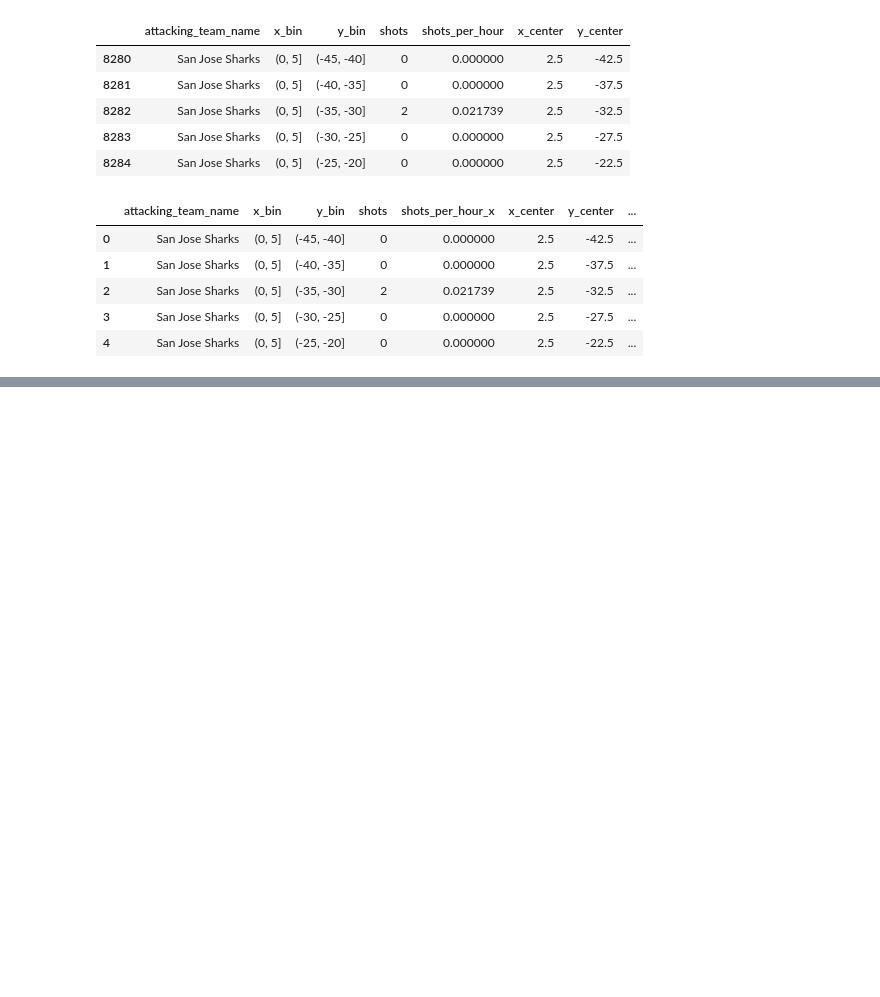
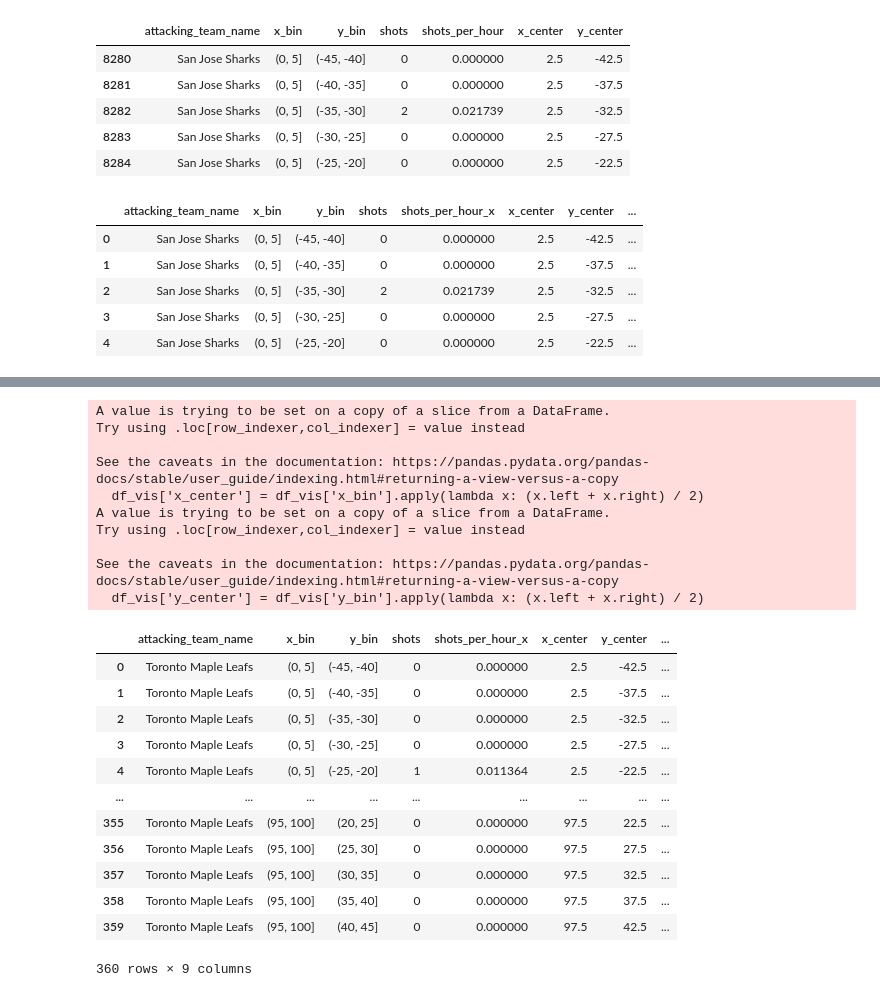
Before and after one commit to MkYacine/IFT6758-Projet, a Jupyter notebook: data/advanced_visualization2.ipynb, the cells around one changed output, grey strips where cells are left out. Saved outputs shown, nothing was run; the diff lists cells and outputs as text; code cells hidden in the pictures; blank space fills up the shorter version.

```diff
--- a/data/advanced_visualization2.ipynb
+++ b/data/advanced_visualization2.ipynb
@@ -186,0 +218,38 @@ plt.show()
+# %%
+# Ajustement des coordonnées
+attack_df = av.adjust_coordinates(df)
+# %%
+# Ajout des bins pour 'x_coordinate' et 'y_coordinate'
+attack_df = av.add_bins(attack_df, bin_size = 5)
+# %%
+# Ajout d'une colonne avec l'année
+attack_df = av.add_year_column(attack_df)
+# %%
+team_list = attack_df['attacking_team_name'].unique()
+year_list = attack_df['year'].unique()
+# %%
+av.get_visualization_df(attack_df, team_list[0], year_list[0])
+# %% [output]
+A value is trying to be set on a copy of a slice from a DataFrame.
+Try using .loc[row_indexer,col_indexer] = value instead
+
+See the caveats in the documentation: https://pandas.pydata.org/pandas-docs/stable/user_guide/indexing.html#returning-a-view-versus-a-copy
+  df_vis['x_center'] = df_vis['x_bin'].apply(lambda x: (x.left + x.right) / 2)
+A value is trying to be set on a copy of a slice from a DataFrame.
+Try using .loc[row_indexer,col_indexer] = value instead
+
+See the caveats in the documentation: https://pandas.pydata.org/pandas-docs/stable/user_guide/indexing.html#returning-a-view-versus-a-copy
+  df_vis['y_center'] = df_vis['y_bin'].apply(lambda x: (x.left + x.right) / 2)
+|  | attacking_team_name | x_bin | y_bin | shots | shots_per_hour_x | x_center | y_center | ... |
+| 0 | Toronto Maple Leafs | (0, 5] | (-45, -40] | 0 | 0.000000 | 2.5 | -42.5 | ... |
+| 1 | Toronto Maple Leafs | (0, 5] | (-40, -35] | 0 | 0.000000 | 2.5 | -37.5 | ... |
+| 2 | Toronto Maple Leafs | (0, 5] | (-35, -30] | 0 | 0.000000 | 2.5 | -32.5 | ... |
+| 3 | Toronto Maple Leafs | (0, 5] | (-30, -25] | 0 | 0.000000 | 2.5 | -27.5 | ... |
+| 4 | Toronto Maple Leafs | (0, 5] | (-25, -20] | 1 | 0.011364 | 2.5 | -22.5 | ... |
+| ... | ... | ... | ... | ... | ... | ... | ... | ... |
+| 355 | Toronto Maple Leafs | (95, 100] | (20, 25] | 0 | 0.000000 | 97.5 | 22.5 | ... |
+| 356 | Toronto Maple Leafs | (95, 100] | (25, 30] | 0 | 0.000000 | 97.5 | 27.5 | ... |
+| 357 | Toronto Maple Leafs | (95, 100] | (30, 35] | 0 | 0.000000 | 97.5 | 32.5 | ... |
+| 358 | Toronto Maple Leafs | (95, 100] | (35, 40] | 0 | 0.000000 | 97.5 | 37.5 | ... |
+| 359 | Toronto Maple Leafs | (95, 100] | (40, 45] | 0 | 0.000000 | 97.5 | 42.5 | ... |
+360 rows × 9 columns
```
Also changed, not shown: parts of 11 cells of this notebook, 1 other file.
